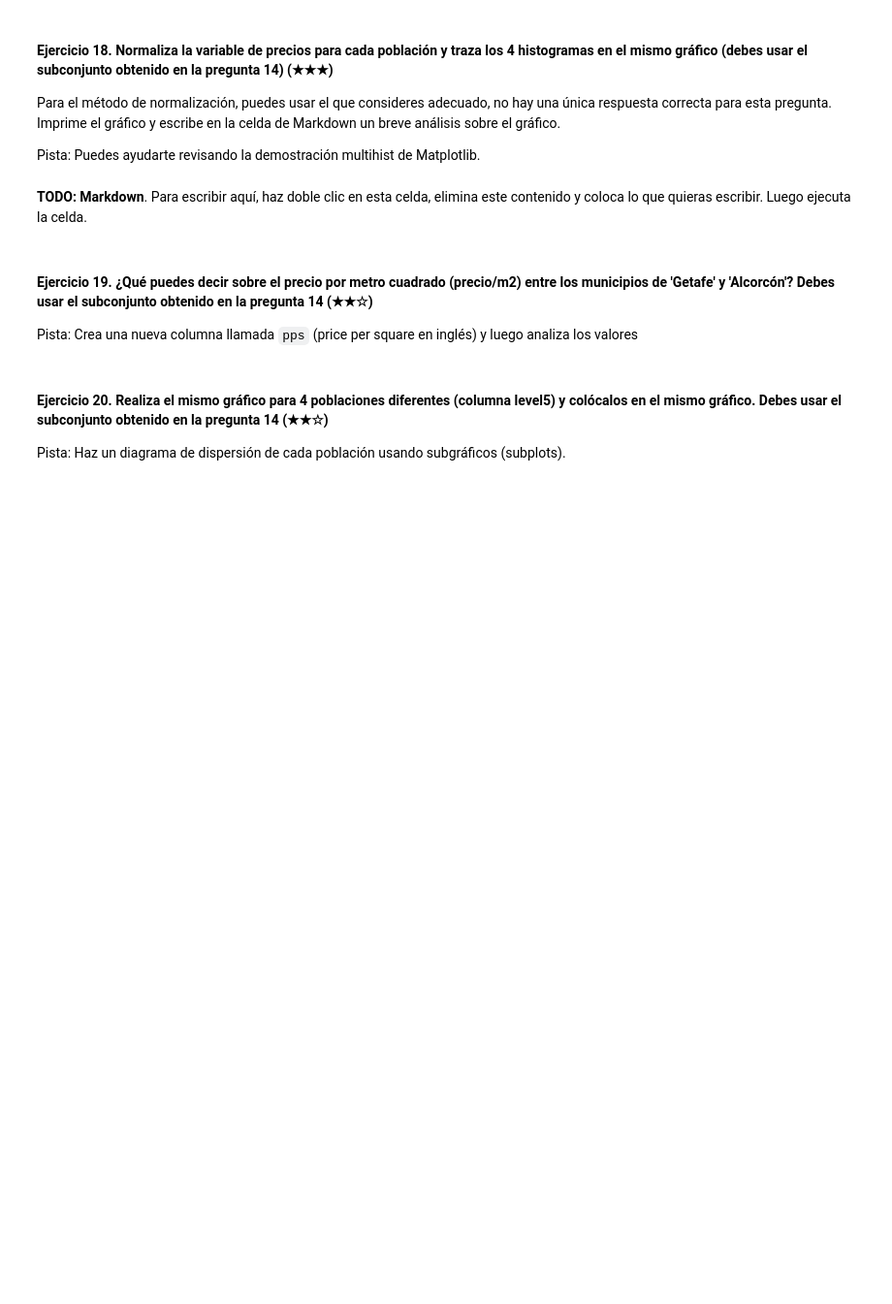
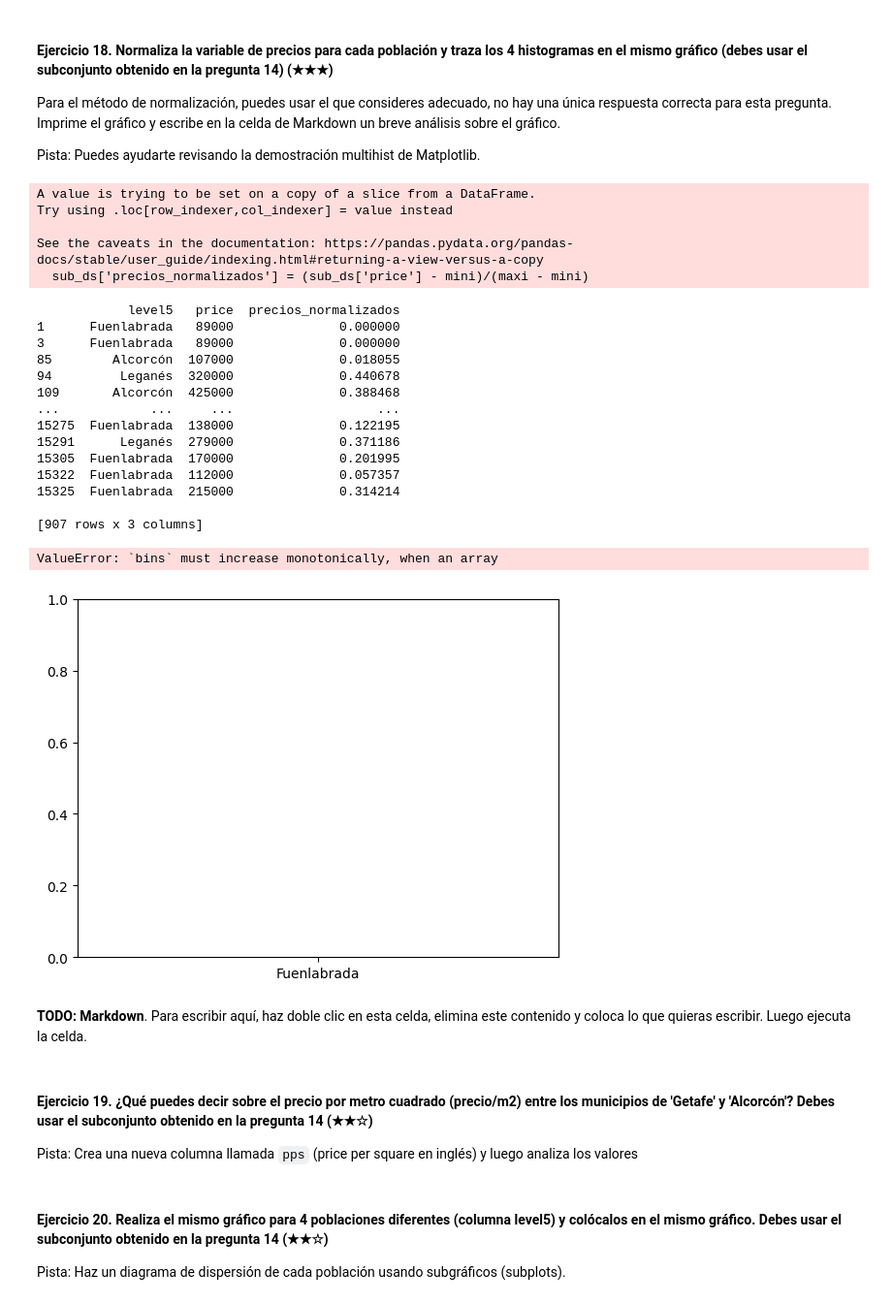
Before and after one commit to Jesuscastanedam/jesuscastaneda-realestate-datacleanup-exercise, a Jupyter notebook: project.es.ipynb, the cells around one changed output. Shown at 97% size. Drawn from its saved outputs; the diff is of its cells as text; code cells hidden in the pictures; blank space fills up the shorter version.

```diff
--- a/project.es.ipynb
+++ b/project.es.ipynb
@@ -257,6 +337,44 @@ Para el método de normalización, puedes usar el que consideres adecuado, no ha
 Pista: Puedes ayudarte revisando la demostración multihist de Matplotlib.
 # %%
 # TODO
+mini = sub_ds.groupby('level5')['price'].transform('min')
+maxi = sub_ds.groupby('level5')['price'].transform('max')
+sub_ds['precios_normalizados'] = (sub_ds['price'] - mini)/(maxi - mini)
+
+print(sub_ds[['level5', 'price', 'precios_normalizados']])
+
+fig, ax = plt.subplots()
+
+edgecolors = ['green', 'red', 'blue']
+
+ax.hist(cinturón_sur, sub_ds['precios_normalizados'], fill=False, histtype="step", stacked=True,
+        edgecolor=edgecolors, label=edgecolors)
+ax.legend()
+ax.set_title('Stacked Steps with Edgecolors')
+
+plt.show()
+# %% [output]
+A value is trying to be set on a copy of a slice from a DataFrame.
+Try using .loc[row_indexer,col_indexer] = value instead
+
+See the caveats in the documentation: https://pandas.pydata.org/pandas-docs/stable/user_guide/indexing.html#returning-a-view-versus-a-copy
+  sub_ds['precios_normalizados'] = (sub_ds['price'] - mini)/(maxi - mini)
+            level5   price  precios_normalizados
+1      Fuenlabrada   89000              0.000000
+3      Fuenlabrada   89000              0.000000
+85        Alcorcón  107000              0.018055
+94         Leganés  320000              0.440678
+109       Alcorcón  425000              0.388468
+...            ...     ...                   ...
+15275  Fuenlabrada  138000              0.122195
+15291      Leganés  279000              0.371186
+15305  Fuenlabrada  170000              0.201995
+15322  Fuenlabrada  112000              0.057357
+15325  Fuenlabrada  215000              0.314214
+
+[907 rows x 3 columns]
+ValueError: `bins` must increase monotonically, when an array
+[figure, added]
 # %% [markdown]
 **TODO: Markdown**. Para escribir aquí, haz doble clic en esta celda, elimina este contenido y coloca lo que quieras escribir. Luego ejecuta la celda.
 # %% [markdown]
```
Also changed, not shown: parts of 10 cells of this notebook.
